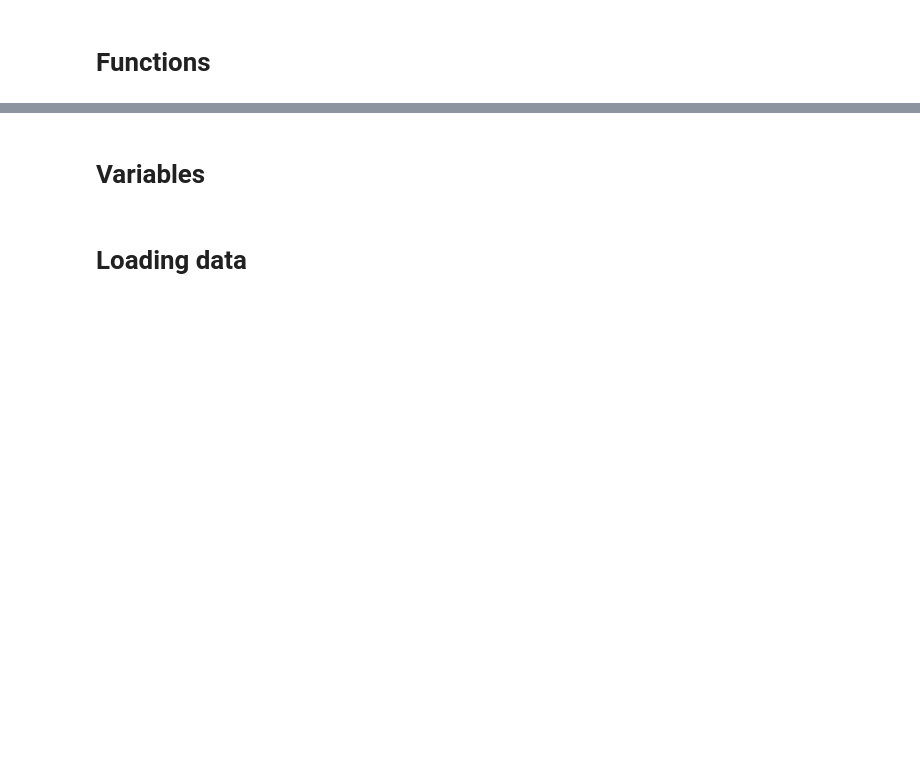
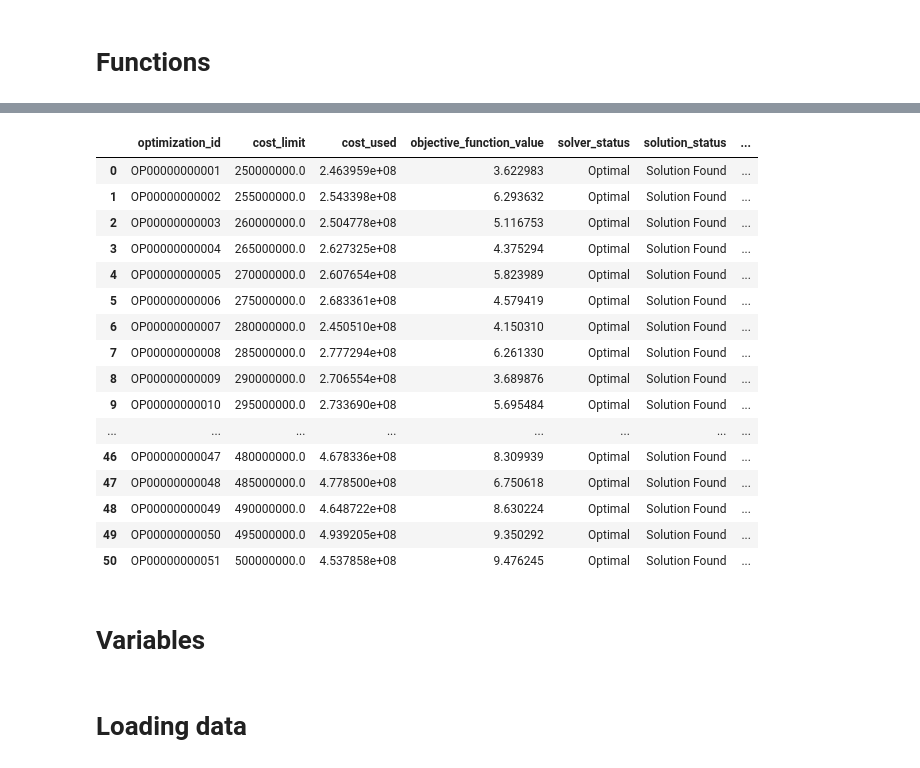
Before and after one commit to Andrew10MAIN/urban_regeneration_platform, a Jupyter notebook: experiments/notebooks/test_db_connection.ipynb, the cells around one changed output, grey strips where cells are left out. Drawn from its saved outputs; the diff is of its cells as text; code cells hidden in the pictures; blank space fills up the shorter version.

```diff
--- a/experiments/notebooks/test_db_connection.ipynb
+++ b/experiments/notebooks/test_db_connection.ipynb
@@ -69,0 +180,29 @@ PostGIS: 3.4 USE_GEOS=1 USE_PROJ=1 USE_STATS=1
+# %%
+import pandas as pd
+
+# uplift_weight jest NUMERIC -> rzutuj na float, inaczej dostaniesz Decimal
+opt_summary = pd.read_sql("""
+    SELECT optimization_id, cost_limit, cost_used, objective_function_value,
+           solver_status, solution_status, treatment_spillovers,
+           clusters_number, time_limit, run_at
+    FROM results.optimization_summary
+    ORDER BY cost_limit
+""", engine)
+
+opt_weights = pd.read_sql("""
+    SELECT w.optimization_id, w.model_id, m.target_id,
+           w.uplift, w.uplift_weight::float AS uplift_weight
+    FROM results.optimization_weights_setup w
+    JOIN results.models m USING (model_id)
+    ORDER BY w.optimization_id, w.uplift
+""", engine)
+
+opt_uplifts = pd.read_sql("""
+    SELECT u.optimization_id, u.model_id, m.target_id,
+           u.block_id, u.treatment, u.uplift
+    FROM results.uplifts_optimization u
+    JOIN results.models m USING (model_id)
+    ORDER BY u.optimization_id, u.model_id, u.block_id
+""", engine)
+
+print(f'{len(opt_summary)} scenariuszy | {len(opt_uplifts)} wierszy upliftów')
@@ -70,3 +227,23 @@ PostGIS: 3.4 USE_GEOS=1 USE_PROJ=1 USE_STATS=1
+# %%
+opt_summary
+# %% [output]
+|  | optimization_id | cost_limit | cost_used | objective_function_value | solver_status | solution_status | ... |
+| 0 | OP00000000001 | 250000000.0 | 2.463959e+08 | 3.622983 | Optimal | Solution Found | ... |
+| 1 | OP00000000002 | 255000000.0 | 2.543398e+08 | 6.293632 | Optimal | Solution Found | ... |
+| 2 | OP00000000003 | 260000000.0 | 2.504778e+08 | 5.116753 | Optimal | Solution Found | ... |
+| 3 | OP00000000004 | 265000000.0 | 2.627325e+08 | 4.375294 | Optimal | Solution Found | ... |
+| 4 | OP00000000005 | 270000000.0 | 2.607654e+08 | 5.823989 | Optimal | Solution Found | ... |
+| 5 | OP00000000006 | 275000000.0 | 2.683361e+08 | 4.579419 | Optimal | Solution Found | ... |
+| 6 | OP00000000007 | 280000000.0 | 2.450510e+08 | 4.150310 | Optimal | Solution Found | ... |
+| 7 | OP00000000008 | 285000000.0 | 2.777294e+08 | 6.261330 | Optimal | Solution Found | ... |
+| 8 | OP00000000009 | 290000000.0 | 2.706554e+08 | 3.689876 | Optimal | Solution Found | ... |
+| 9 | OP00000000010 | 295000000.0 | 2.733690e+08 | 5.695484 | Optimal | Solution Found | ... |
+| ... | ... | ... | ... | ... | ... | ... | ... |
+| 46 | OP00000000047 | 480000000.0 | 4.678336e+08 | 8.309939 | Optimal | Solution Found | ... |
+| 47 | OP00000000048 | 485000000.0 | 4.778500e+08 | 6.750618 | Optimal | Solution Found | ... |
+| 48 | OP00000000049 | 490000000.0 | 4.648722e+08 | 8.630224 | Optimal | Solution Found | ... |
+| 49 | OP00000000050 | 495000000.0 | 4.939205e+08 | 9.350292 | Optimal | Solution Found | ... |
+| 50 | OP00000000051 | 500000000.0 | 4.537858e+08 | 9.476245 | Optimal | Solution Found | ... |
 # %%
 
 
```
Also changed, not shown: parts of 13 cells of this notebook, 2 other files.
